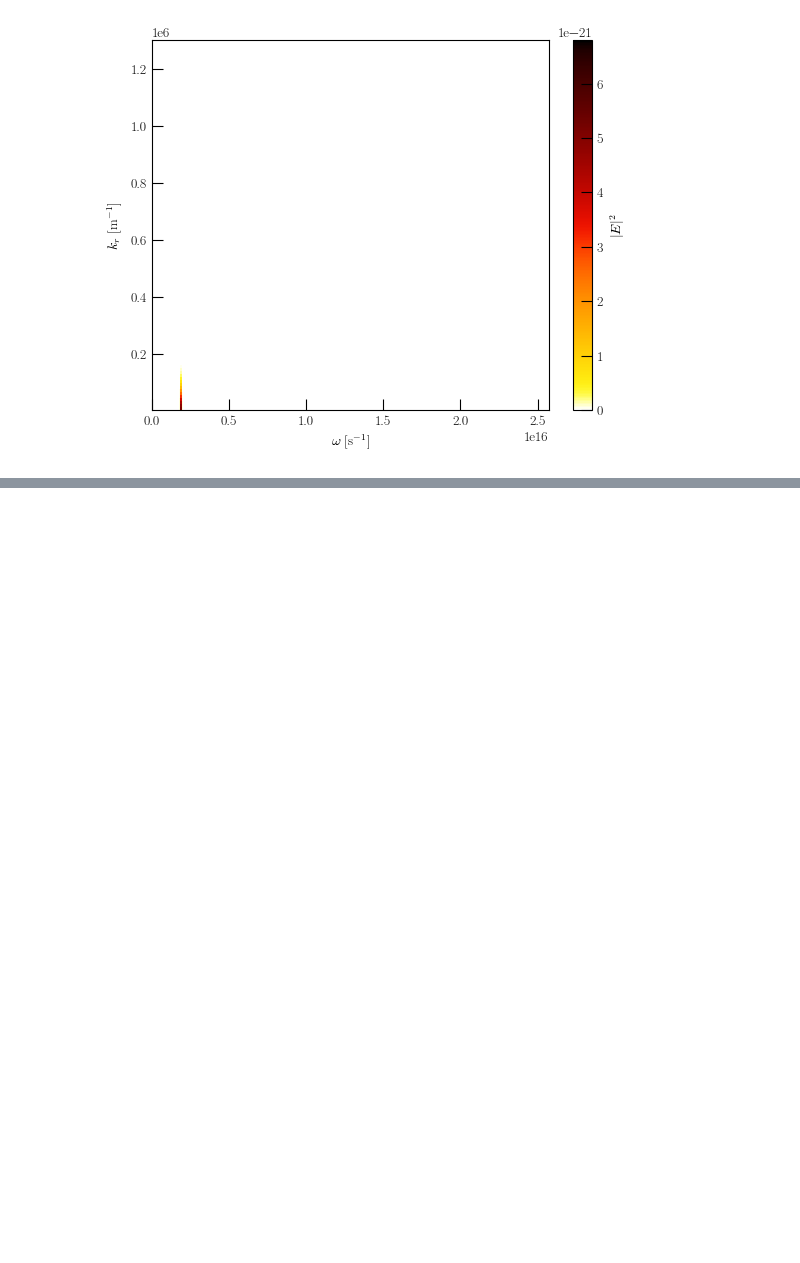
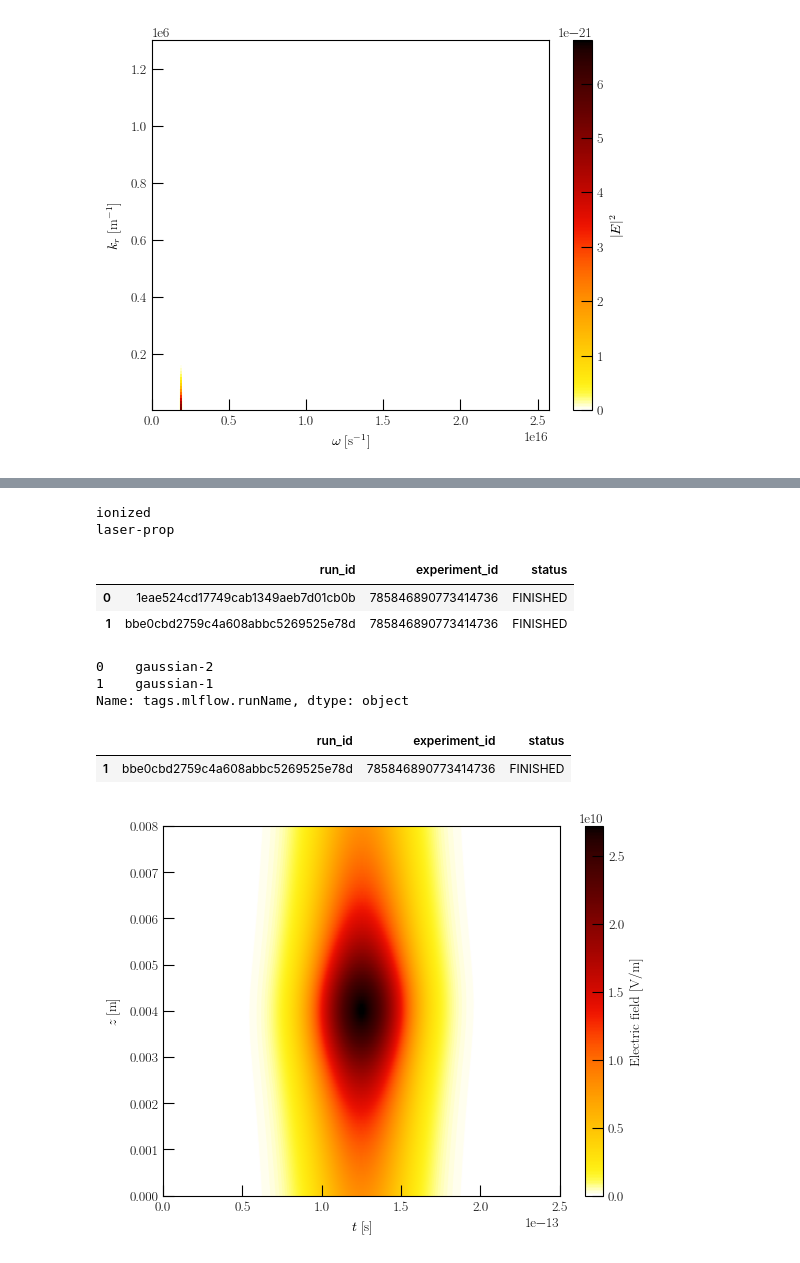
Before and after one commit to millerk123/super-jax-docs, a Jupyter notebook: sample-analysis.ipynb, the cells around one changed output, grey strips where cells are left out. Cells and saved outputs as stored; diff of their text form; code cells hidden in the pictures; blank space fills up the shorter version.

```diff
--- a/sample-analysis.ipynb
+++ b/sample-analysis.ipynb
@@ -44,6 +52,7 @@ def get_grid_vars(cfg):
     t0 = cfg["grid"]["tmin"]
     t1 = cfg["grid"]["tmax"]
     dt = (cfg["grid"]["tmax"] - cfg["grid"]["tmin"]) / (cfg["grid"]["nt"] - 1)
+    t = np.linspace(t0, t1, cfg["grid"]["nt"])
 
     # Grid wavelength
     lambda0 = cfg["grid"]["lambda0"]
@@ -75,5 +84,5 @@ def get_grid_vars(cfg):
     # This matrix, when left-matrix-multiplied to the electric field, performs a Hankel transform
     T_R2K = 4.0 * np.pi * (rmax / kmax) * A[:, np.newaxis] * T / A[np.newaxis, :] * all_t
 
-    return lambda0, kperp, dr, omega, i_pos_omega, T_R2K
+    return lambda0, kperp, r, dr, t, omega, i_pos_omega, T_R2K
 # %% [markdown]
@@ -201,0 +226,35 @@ plt.show()
+# %%
+# Print the experiment names that currently exist
+ut.print_exp()
+# %% [output]
+ionized
+laser-prop
+# %%
+# The get_exp_runs function searches for runs with a particular experiment name,
+# but it also adds the "artifact_path" key, which trims characters from the
+# "artifact_uri" value to point directly to the data folder.
+# Note that the children runs are only populated when performing machine-learned optimization.
+parents, children = ut.get_exp_runs("ionized")
+
+# View a sample of the columns in the parents dataframe
+parents.iloc[:, :3]
+# %% [output]
+|  | run_id | experiment_id | status |
+| 0 | 1eae524cd17749cab1349aeb7d01cb0b | 785846890773414736 | FINISHED |
+| 1 | bbe0cbd2759c4a608abbc5269525e78d | 785846890773414736 | FINISHED |
+# %%
+# See the run names of the given experiments
+parents["tags.mlflow.runName"]
+# %% [output]
+0    gaussian-2
+1    gaussian-1
+Name: tags.mlflow.runName, dtype: object
+# %%
+# See the run names of the given experiments
+gauss_runs = parents[parents["tags.mlflow.runName"] == "gaussian-1"]
+
+# Can have more than one run here
+gauss_runs.iloc[:, :3]
+# %% [output]
+|  | run_id | experiment_id | status |
+| 1 | bbe0cbd2759c4a608abbc5269525e78d | 785846890773414736 | FINISHED |
@@ -201,0 +265,36 @@ plt.show()
+# %%
+# Alternatively, we can search for a specific experiment and run name directly.
+# This will not have the "artifact_path" key, but we can just trim the "artifact_uri".
+my_run = mlflow.search_runs(experiment_names=['ionized'], filter_string="run_name = 'gaussian-1'").iloc[0]
+data_dir = my_run["artifact_uri"].split("file://")[-1]
+# %%
+# To process the data from this run, first store the input file
+with open(data_dir + "/config.yaml", "r") as fi:
+    cfg = yaml.safe_load(fi)
+
+# Construct useful variables from the input file
+lambda0, kperp, r, dr, t, omega, i_pos_omega, T_R2K = get_grid_vars(cfg)
+
+# Next, open the solution binary
+with open(data_dir + "/solution.binary", "rb") as file:
+    sol = pickle.load(file)
+
+# Unpack the solution object into named quantities
+z_full, z_line = sol.ts
+sol_full, sol_line = sol.ys
+y_full, ne_full = sol_full
+y_line, ne_line, U_line, tau_line, w0_line, I0_line, fluence_line, fwhm_fl_line, streak_line = sol_line
+
+# View the field data as complex
+e_full = y_full.view(dtype=np.complex128)
+e_line = y_line.view(dtype=np.complex128)
+# %%
+# Finally, we can plot just like we did before
+plt.figure()
+plt.imshow(np.abs(e_line), origin="lower", aspect="auto", extent=[t.min(), t.max(), z_line.min(), z_line.max()], cmap="cet_fire_r")
+plt.xlabel("$t$ [s]")
+plt.ylabel("$z$ [m]")
+plt.colorbar(label="Electric field [V/m]")
+plt.show()
+# %% [output]
+[figure, added]
```
Also changed, not shown: parts of 9 cells of this notebook, 1 other file.
